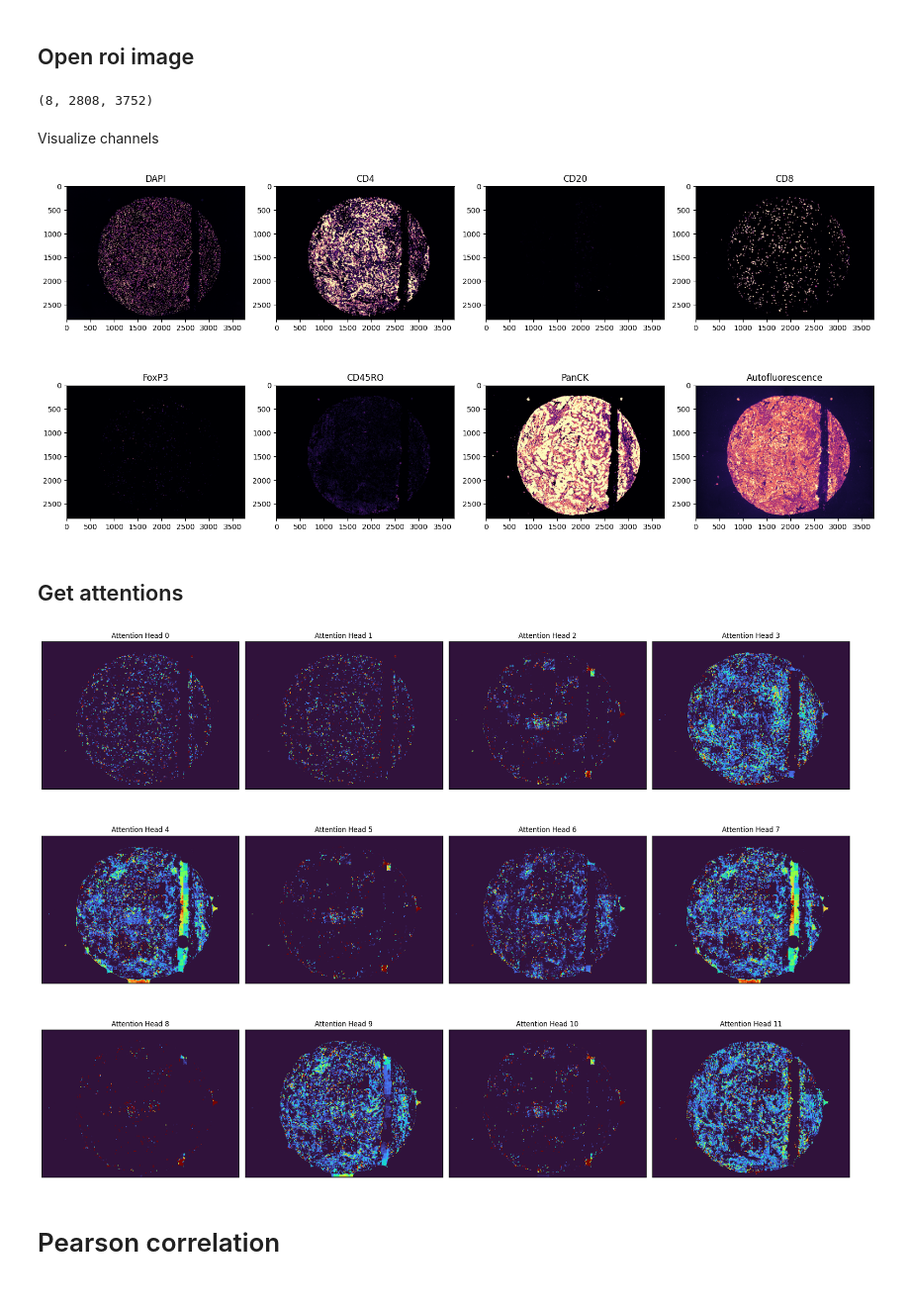
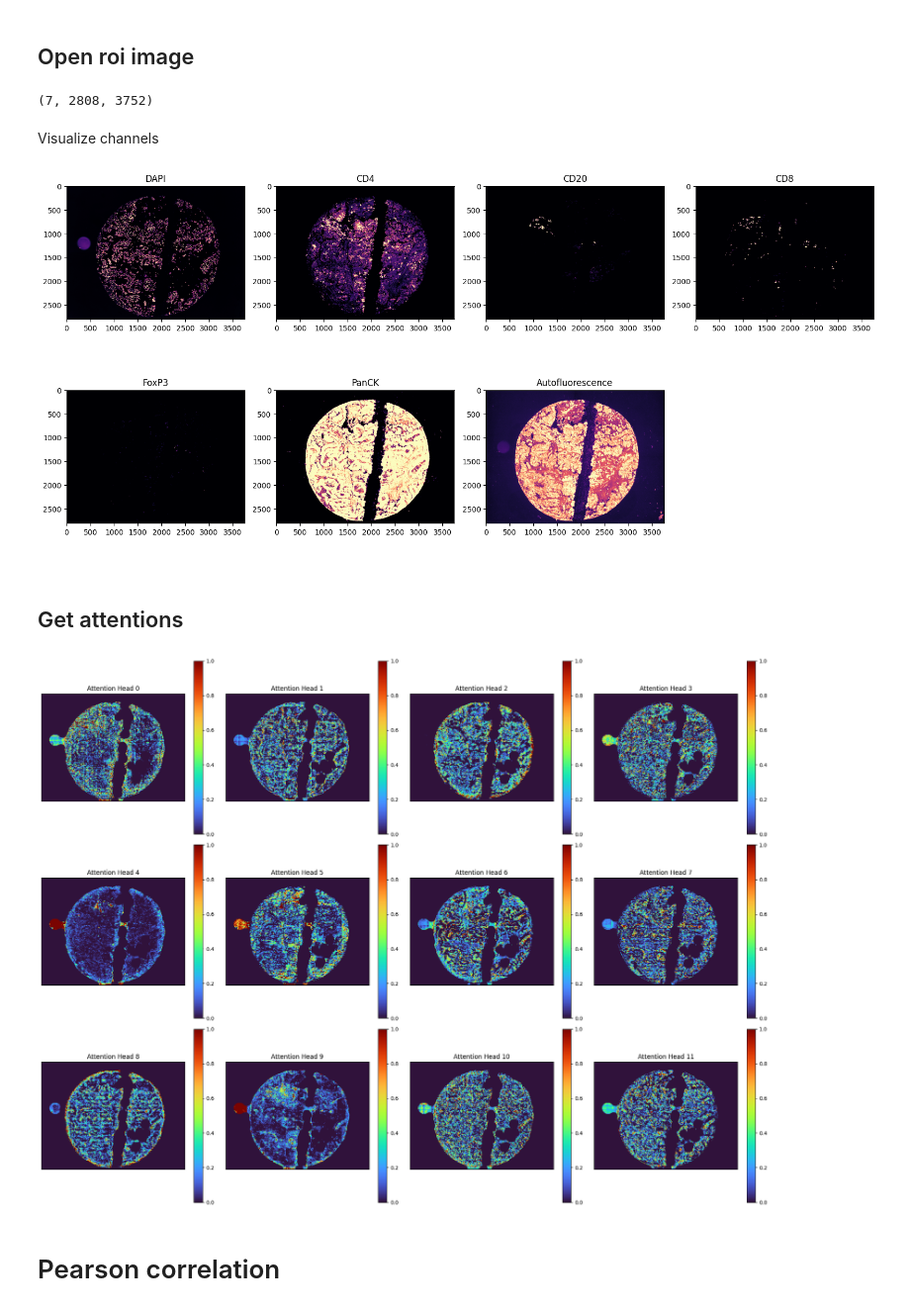
Before and after one commit to dilminawanjana/Self-Supervised-Representation-Learning-for-Survival-Prediction-from-Multichannel-Microscopy-Images, a Jupyter notebook: SSL-Multiplexed-Imaging/level_1_code/MAE_Lightly/AttentionMap.ipynb, the cells around one changed output. Shown at 99% size. Saved outputs shown, nothing was run; the diff lists cells and outputs as text; code cells hidden in the pictures.

```diff
--- a/SSL-Multiplexed-Imaging/level_1_code/MAE_Lightly/AttentionMap.ipynb
+++ b/SSL-Multiplexed-Imaging/level_1_code/MAE_Lightly/AttentionMap.ipynb
@@ -30,7 +25,7 @@ import seaborn as sns
 # %% [markdown]
 Pre-trained model
 # %%
-model_path = '/proj/berzelius-2025-315/users/x_dilwi/MAE_Lightly_runs/run1/last.ckpt'
+model_path = '/proj/berzelius-2025-315/users/x_dilwi/SSL_method/results/mae_local_run1/last-v2.ckpt'
 model = MAE.load_from_checkpoint(model_path, map_location='cpu')
 model.eval()
 backbone = model.backbone
@@ -38,22 +33,28 @@ backbone = backbone.to("cpu")
 # %% [markdown]
  ## Open roi image
 # %%
-tif_path = "/proj/berzelius-2025-315/users/x_dilwi/full_cores/BOMI2_TIL_1_Core[1,2,D]_[10473,37043]_component_data.tif"  # <- your full core tif
+tif_path = "/proj/berzelius-2025-315/users/x_dilwi/full_cores/histodata/TIL/Lung_BOMI2_TIL/output TIFF/BOMI2_TIL_1_Core[1,10,B]_[7234,51013]_component_data.tif"
 
 image = io.imread(tif_path)  # could be (C,H,W) or (H,W,C)
 image = np.array(image)
 
 # ensure channels-first (C,H,W)
-if image.ndim == 3 and image.shape[0] > 32:   # likely (H,W,C)
-    image = np.transpose(image, (2, 0, 1))
-elif image.ndim == 2:
-    image = image[None, ...]
+if image.ndim == 3:
+    # if last dim looks like channels (<= 32), assume HWC
+    if image.shape[-1] <= 32 and image.shape[0] > 32:
+        image = np.transpose(image, (2, 0, 1))  # HWC -> CHW
+    # else assume already CHW
 
-image = image.astype(np.float32, copy=False)
 
-print(image.shape)  # should be (8, H, W)
+REMOVE_CH = 5  # 0-indexed
+if image.shape[0] > REMOVE_CH:
+    image = np.delete(image, REMOVE_CH, axis=0)   # -> (C-1, H, W)
+else:
+    raise ValueError(f"Expected at least {REMOVE_CH+1} channels, got {image.shape[0]}")
+
+print(image.shape)  # should be (7, H, W) if you started with 8
 # %% [output]
-(8, 2808, 3752)
+(7, 2808, 3752)
 # %%
 @dataclass
 class dummy_dataclass:
@@ -63,7 +64,7 @@ class dummy_dataclass:
     data_path = '' # Datapath
 args = dummy_dataclass()
 # %%
-marker_names = ["DAPI","CD4","CD20","CD8","FoxP3","CD45RO","PanCK","Autofluorescence"]
+marker_names = ["DAPI","CD4","CD20","CD8","FoxP3","PanCK","Autofluorescence"]
 # %% [markdown]
 Visualize channels
 # %%
@@ -85,7 +86,7 @@ for i, ax in enumerate(axes.flat):
 plt.tight_layout()
 plt.show()
 # %% [output]
-[figure, old version]
+[figure, new version]
 # %% [markdown]
 ## Get attentions
 # %%
@@ -101,18 +102,18 @@ thattn = np.stack(thattn, axis=0)
 # %%
 # Plot each attention head
 fig, axes = plt.subplots(nrows=3, ncols=4, figsize=(20, 15))
 for i, ax in enumerate(axes.flat):
     pp = (thattn[i] - thattn[i].min()) / (thattn[i].max() - thattn[i].min())
     im = ax.imshow(pp, cmap='turbo')
     ax.set_title(f'Attention Head {i}')
     ax.grid(False)
     ax.set_xticks([])
     ax.set_yticks([])
-    # fig.colorbar(im, ax=ax)  # Add color bar to each subplot
+    fig.colorbar(im, ax=ax)  # Add color bar to each subplot
 fig.tight_layout()
 plt.show()
 # %% [output]
-[figure, old version]
+[figure, new version]
 # %% [markdown]
 # Pearson correlation
 # %%
```
Also changed, not shown: parts of 6 cells of this notebook, 26 other files.
